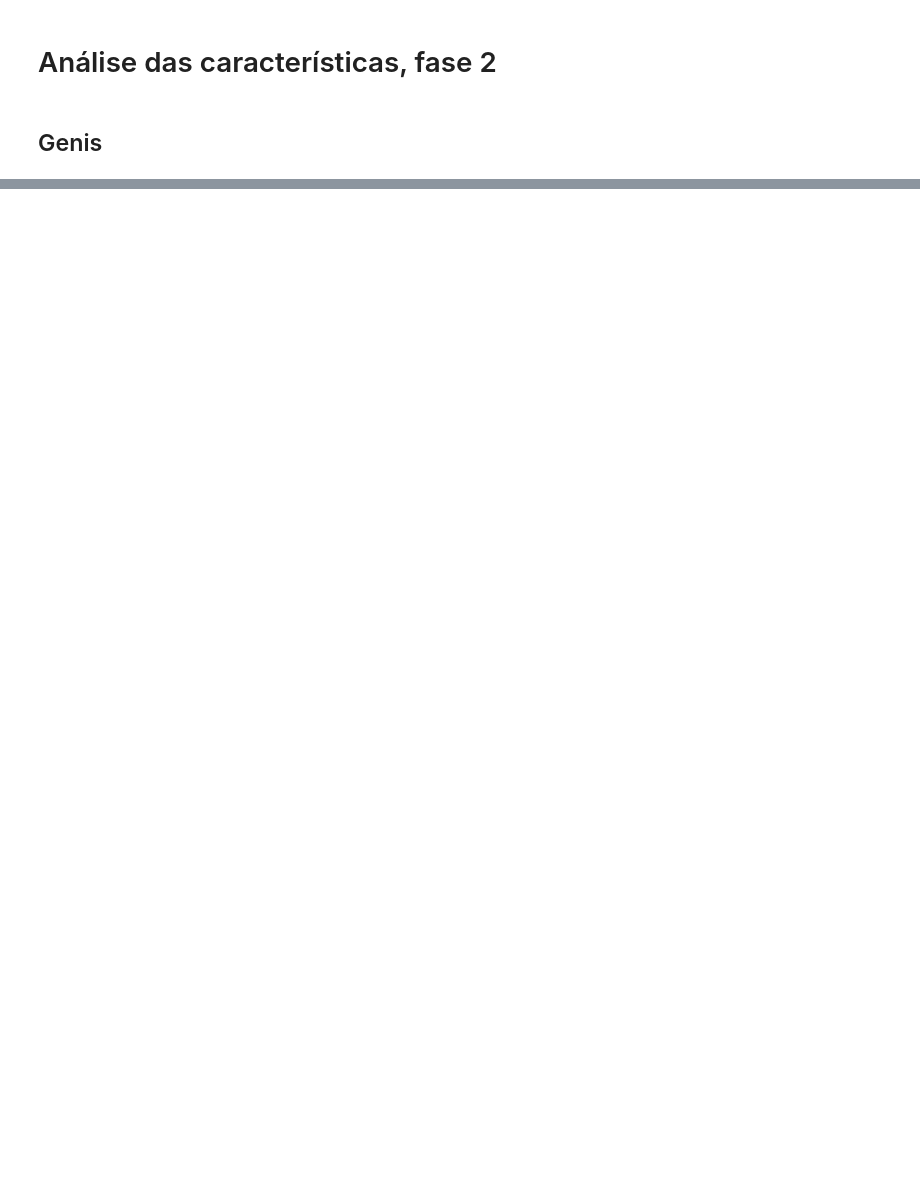
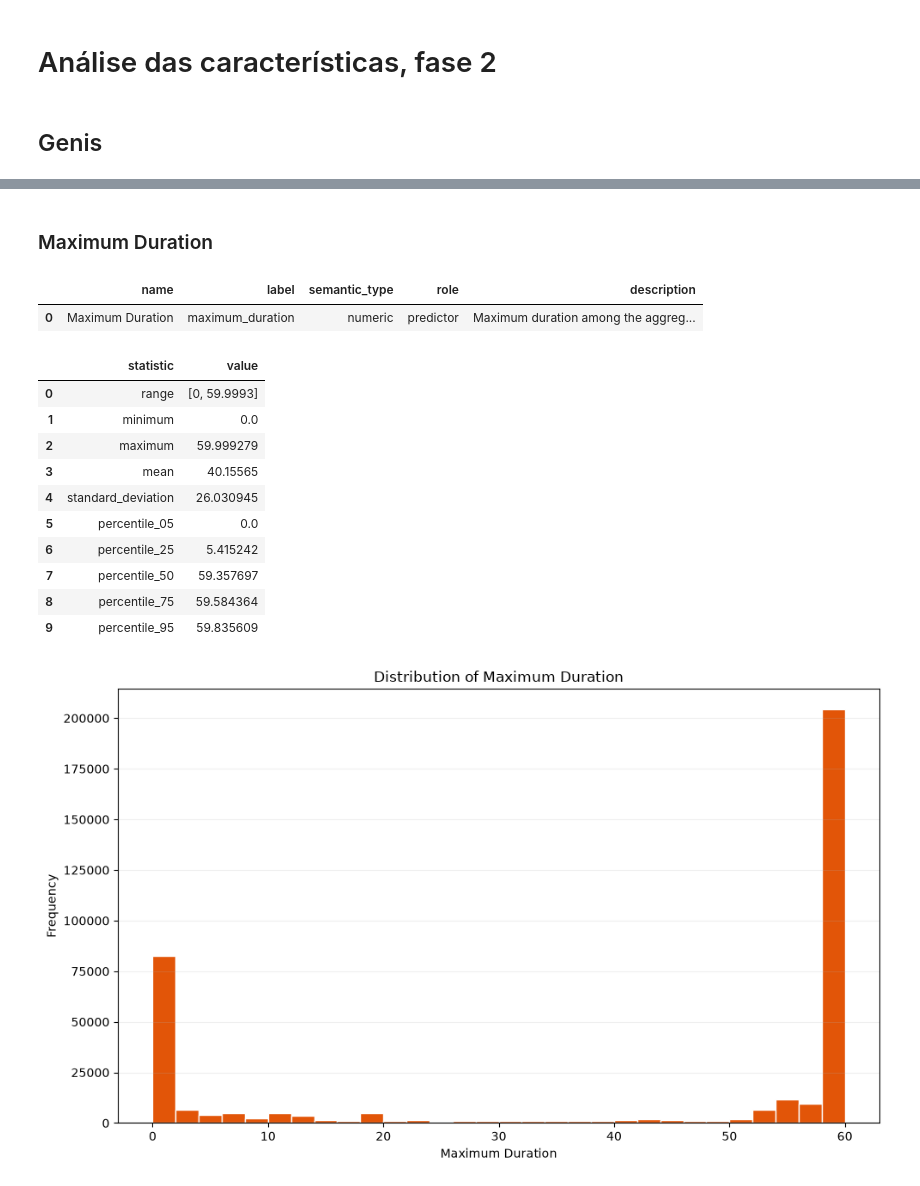
Before and after one commit to gabdumal/machine_learning_assignment, a Jupyter notebook: assignment/analysis_2.ipynb, the cells around one changed output, grey strips where cells are left out. Drawn from its saved outputs; the diff is of its cells as text; code cells hidden in the pictures; blank space fills up the shorter version.

```diff
--- a/assignment/analysis_2.ipynb
+++ b/assignment/analysis_2.ipynb
@@ -69,0 +92,18 @@ Destination Port
+# %%
+display_genis_feature(GENIS_SCHEMA.get_feature("maximum_duration"))
+# %% [output]
+Maximum Duration
+|  | name | label | semantic_type | role | description |
+| 0 | Maximum Duration | maximum_duration | numeric | predictor | Maximum duration among the aggreg... |
+|  | statistic | value |
+| 0 | range | [0, 59.9993] |
+| 1 | minimum | 0.0 |
+| 2 | maximum | 59.999279 |
+| 3 | mean | 40.15565 |
+| 4 | standard_deviation | 26.030945 |
+| 5 | percentile_05 | 0.0 |
+| 6 | percentile_25 | 5.415242 |
+| 7 | percentile_50 | 59.357697 |
+| 8 | percentile_75 | 59.584364 |
+| 9 | percentile_95 | 59.835609 |
+[figure, added]
```
Also changed, not shown: parts of 6 cells of this notebook, 2 other files.
